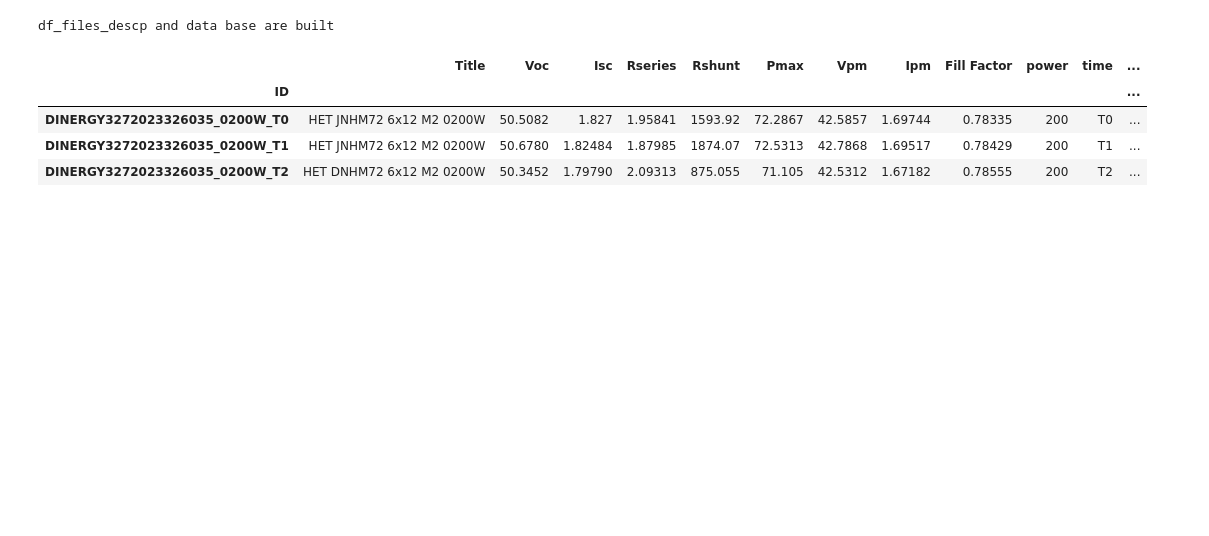
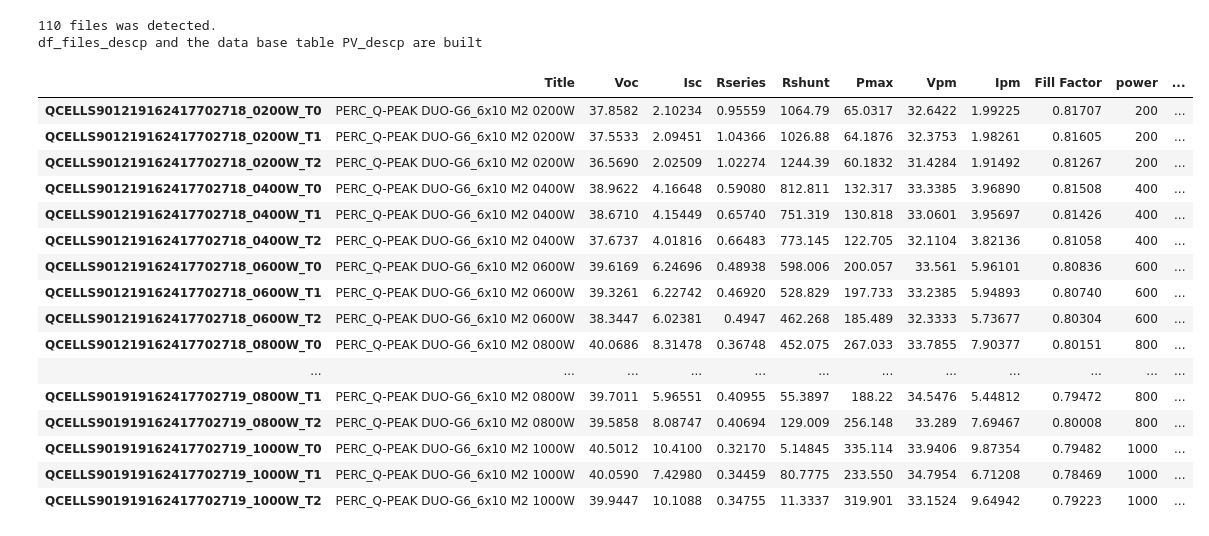
Before and after one commit to Bertin-fap/PVcharacterization, a Jupyter notebook: Module_aging.ipynb, the cells around one changed output. Drawn from its saved outputs; the diff is of its cells as text; code cells hidden in the pictures; blank space fills up the shorter version.

```diff
--- a/Module_aging.ipynb
+++ b/Module_aging.ipynb
@@ -1,12 +1,13 @@
 # %%
 ''' Creation: 2021.09.12
-    Last update: 2021.09.20
+    Last update: 2021.10.09
 
     User specific paths definition
 
     '''
 
 # Standard library imports
+from collections import Counter
 import os
 from pathlib import Path
 
@@ -16,60 +17,101 @@ import pandas as pd
 #Internal import
 import PVcharacterization_Utils as pv
 
+choose_files = False
 
-# List of available bow data files
-datafiles_list = pv.select_files()
-#datafiles_list = list(datafiles_list)
-#datafiles_list.sort()
+root = Path.home()
 
-list_files_descp = [pv.parse_filename(file) for file in datafiles_list]
+if choose_files :
+    datafiles_list = pv.select_files()
+else:
+    data_dir = pv.select_data_dir(root)
+    datafiles_list = list(Path(data_dir).rglob("*.csv"))
+
+list_files_descp = [pv.parse_filename(str(file)) for file in datafiles_list]
+file_check = True
+list_multi_file = []
+for file,frequency in Counter([os.path.basename(x) for x in datafiles_list]).items(): # Check the the uniqueness of a file name
+    if frequency>1:
+        list_multi_file.append(file)
+        file_check = False
+if not file_check:
+    raise Exception(f"The file(s) {' ,'.join(list_multi_file)} has(have) a number of occurrence greater than 1.\nPlease correct before proceeding")
+
 
 df_files_descp  = pd.DataFrame(list_files_descp)
+list_modules = df_files_descp['name'].unique()
 
 database_path = Path(os.path.dirname(datafiles_list[0])) / Path(pv.DATA_BASE_NAME)
 
 pv.df2sqlite(df_files_descp, file=database_path, tbl_name=pv.DATA_BASE_TABLE)
 
-print('df_files_descp and data base are built')
+print(f'{len(datafiles_list)} files was detected.\ndf_files_descp and the data base table {pv.DATA_BASE_TABLE} are built')
 # %% [output]
-df_files_descp and data base are built
+110 files was detected.
+df_files_descp and the data base table PV_descp are built
 # %%
 ''' Creation: 2021.09.19
     Last update: 2021.09.20
 
     df_meta dataframe building from selected files in database DATA_BASE_NAME
 
     '''
 # Standard library imports
 import os
 
 #Internal import
 import PVcharacterization_Utils as pv
 
+name_select = pv.Select_items(list_modules,'Select the modules',mode = 'multiple')
 pow_select = [200,400,600,800,1000,2000,4000]
-name_select = ["DINERGY3272023326035","JINERGY3272023326035"]
-time_select = ["T0", "T1", "T2"]
+trt_select = ["T0", "T1", "T2", "T3", "T4"]
 
-querries = pv.sieve_files(pow_select,time_select,name_select,database_path)
+querries = pv.sieve_files(pow_select,trt_select,name_select,database_path)
+list_files_name = [os.path.splitext(os.path.basename(x))[0] for x in querries]
+list_files_name.sort()
 
 df_files_descp_copy = df_files_descp
 
 df_files_descp_copy.index = [os.path.basename(x).split('.')[0] for x in df_files_descp_copy['file'].tolist()]
-df_files_descp_copy = df_files_descp_copy.loc[:,['power','time','name'] ]
+df_files_descp_copy = df_files_descp_copy.loc[:,['power','treatment','name'] ]
 
 res = [pv.data_parsing(querry,parse_all=False).meta_data for querry in querries]
 df_meta = pd.DataFrame.from_dict(res)
 df_meta.index = df_meta['ID']
+list_df_meta_index = list(df_meta.index)
+list_df_meta_index .sort()
+
+flag_name = True
+list_error_name = []
+for  name in zip(list_files_name ,list_df_meta_index):
+    if name[0] != name[1]:
+        list_error_name.append(name[0])
+        flag_name = False
+    if not flag_name:
+        raise Exception(f"An issue with IDs has been detected with file(s) {' ,'.join(list_error_name)}.\n Please correct before proceeding")
+
 df_meta = df_meta.loc[:,pv.USED_COLS] # keep only USED_COLS defined in PVcharacterization_GUI.py
 
 df_meta = pd.merge(df_meta,df_files_descp_copy,left_index=True, right_index=True) # add column
 
 pv.df2sqlite(df_meta, file=database_path, tbl_name=pv.DATA_BASE_TABLE_EXP)
 
-df_meta.head(3)
+df_meta.head(30)
 # %% [output]
-|  | Title | Voc | Isc | Rseries | Rshunt | Pmax | Vpm | Ipm | Fill Factor | power | time | ... |
-| ID |  |  |  |  |  |  |  |  |  |  |  | ... |
-| DINERGY3272023326035_0200W_T0 | HET JNHM72 6x12 M2 0200W | 50.5082 | 1.827 | 1.95841 | 1593.92 | 72.2867 | 42.5857 | 1.69744 | 0.78335 | 200 | T0 | ... |
-| DINERGY3272023326035_0200W_T1 | HET JNHM72 6x12 M2 0200W | 50.6780 | 1.82484 | 1.87985 | 1874.07 | 72.5313 | 42.7868 | 1.69517 | 0.78429 | 200 | T1 | ... |
-| DINERGY3272023326035_0200W_T2 | HET DNHM72 6x12 M2 0200W | 50.3452 | 1.79790 | 2.09313 | 875.055 | 71.105 | 42.5312 | 1.67182 | 0.78555 | 200 | T2 | ... |
+|  | Title | Voc | Isc | Rseries | Rshunt | Pmax | Vpm | Ipm | Fill Factor | power | ... |
+| QCELLS901219162417702718_0200W_T0 | PERC_Q-PEAK DUO-G6_6x10 M2 0200W | 37.8582 | 2.10234 | 0.95559 | 1064.79 | 65.0317 | 32.6422 | 1.99225 | 0.81707 | 200 | ... |
+| QCELLS901219162417702718_0200W_T1 | PERC_Q-PEAK DUO-G6_6x10 M2 0200W | 37.5533 | 2.09451 | 1.04366 | 1026.88 | 64.1876 | 32.3753 | 1.98261 | 0.81605 | 200 | ... |
+| QCELLS901219162417702718_0200W_T2 | PERC_Q-PEAK DUO-G6_6x10 M2 0200W | 36.5690 | 2.02509 | 1.02274 | 1244.39 | 60.1832 | 31.4284 | 1.91492 | 0.81267 | 200 | ... |
+| QCELLS901219162417702718_0400W_T0 | PERC_Q-PEAK DUO-G6_6x10 M2 0400W | 38.9622 | 4.16648 | 0.59080 | 812.811 | 132.317 | 33.3385 | 3.96890 | 0.81508 | 400 | ... |
+| QCELLS901219162417702718_0400W_T1 | PERC_Q-PEAK DUO-G6_6x10 M2 0400W | 38.6710 | 4.15449 | 0.65740 | 751.319 | 130.818 | 33.0601 | 3.95697 | 0.81426 | 400 | ... |
+| QCELLS901219162417702718_0400W_T2 | PERC_Q-PEAK DUO-G6_6x10 M2 0400W | 37.6737 | 4.01816 | 0.66483 | 773.145 | 122.705 | 32.1104 | 3.82136 | 0.81058 | 400 | ... |
+| QCELLS901219162417702718_0600W_T0 | PERC_Q-PEAK DUO-G6_6x10 M2 0600W | 39.6169 | 6.24696 | 0.48938 | 598.006 | 200.057 | 33.561 | 5.96101 | 0.80836 | 600 | ... |
+| QCELLS901219162417702718_0600W_T1 | PERC_Q-PEAK DUO-G6_6x10 M2 0600W | 39.3261 | 6.22742 | 0.46920 | 528.829 | 197.733 | 33.2385 | 5.94893 | 0.80740 | 600 | ... |
+| QCELLS901219162417702718_0600W_T2 | PERC_Q-PEAK DUO-G6_6x10 M2 0600W | 38.3447 | 6.02381 | 0.4947 | 462.268 | 185.489 | 32.3333 | 5.73677 | 0.80304 | 600 | ... |
+| QCELLS901219162417702718_0800W_T0 | PERC_Q-PEAK DUO-G6_6x10 M2 0800W | 40.0686 | 8.31478 | 0.36748 | 452.075 | 267.033 | 33.7855 | 7.90377 | 0.80151 | 800 | ... |
+| ... | ... | ... | ... | ... | ... | ... | ... | ... | ... | ... | ... |
+| QCELLS901919162417702719_0800W_T1 | PERC_Q-PEAK DUO-G6_6x10 M2 0800W | 39.7011 | 5.96551 | 0.40955 | 55.3897 | 188.22 | 34.5476 | 5.44812 | 0.79472 | 800 | ... |
+| QCELLS901919162417702719_0800W_T2 | PERC_Q-PEAK DUO-G6_6x10 M2 0800W | 39.5858 | 8.08747 | 0.40694 | 129.009 | 256.148 | 33.289 | 7.69467 | 0.80008 | 800 | ... |
+| QCELLS901919162417702719_1000W_T0 | PERC_Q-PEAK DUO-G6_6x10 M2 1000W | 40.5012 | 10.4100 | 0.32170 | 5.14845 | 335.114 | 33.9406 | 9.87354 | 0.79482 | 1000 | ... |
+| QCELLS901919162417702719_1000W_T1 | PERC_Q-PEAK DUO-G6_6x10 M2 1000W | 40.0590 | 7.42980 | 0.34459 | 80.7775 | 233.550 | 34.7954 | 6.71208 | 0.78469 | 1000 | ... |
+| QCELLS901919162417702719_1000W_T2 | PERC_Q-PEAK DUO-G6_6x10 M2 1000W | 39.9447 | 10.1088 | 0.34755 | 11.3337 | 319.901 | 33.1524 | 9.64942 | 0.79223 | 1000 | ... |
```
Also changed, not shown: parts of 5 cells of this notebook, 6 other files.
